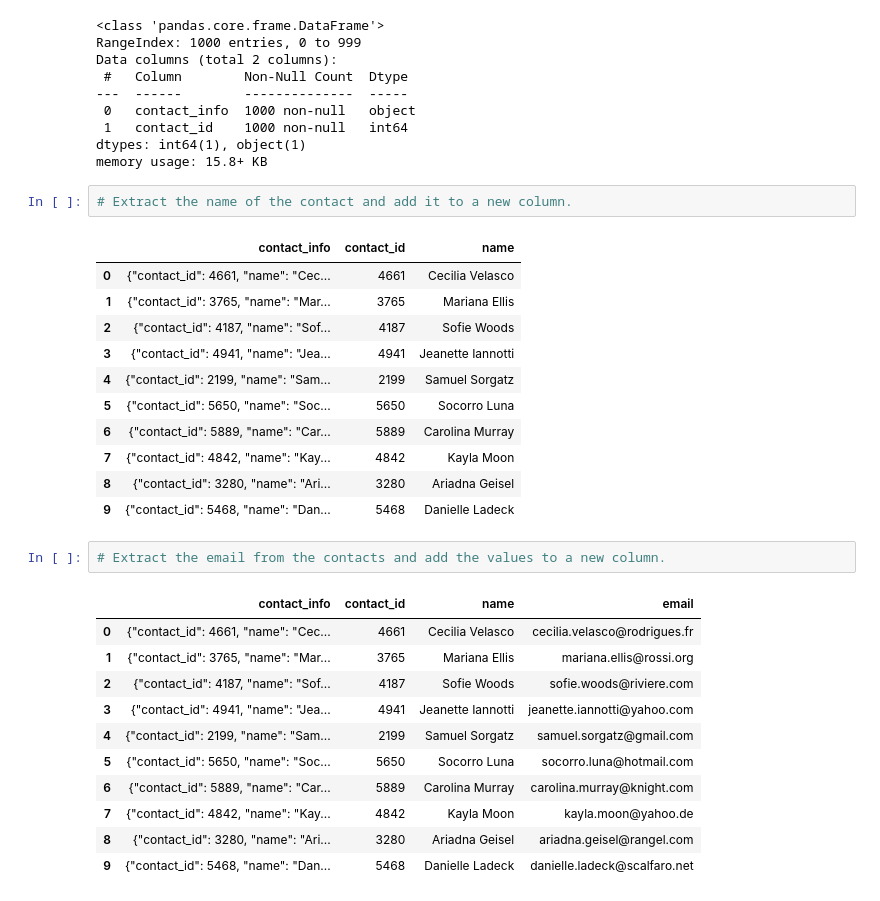
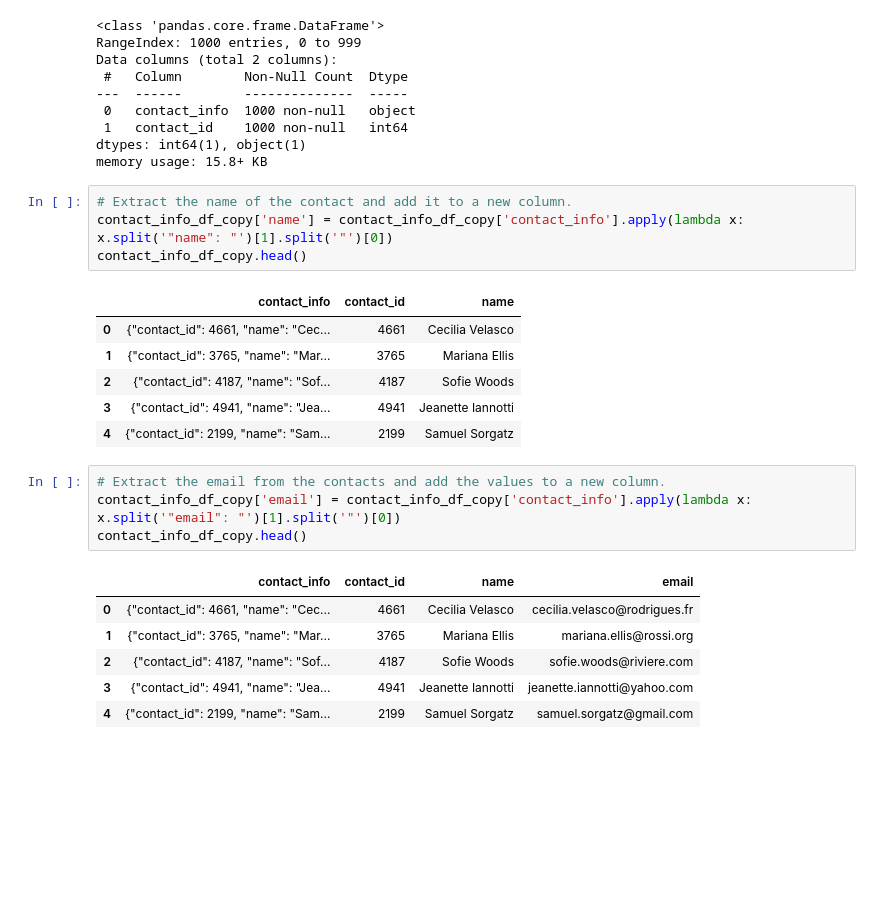
Before and after one commit to Oceanpro00/Crowdfunding_ETL, a Jupyter notebook: ETL_Mini_Project_SSchallberger_BCarney_YDhruvi.ipynb, the cells around one changed output. Saved outputs shown, nothing was run; the diff lists cells and outputs as text; blank space fills up the shorter version.

```diff
--- a/ETL_Mini_Project_SSchallberger_BCarney_YDhruvi.ipynb
+++ b/ETL_Mini_Project_SSchallberger_BCarney_YDhruvi.ipynb
@@ -465,6 +464,8 @@ dtypes: int64(1), object(1)
 memory usage: 15.8+ KB
 # %%
 # Extract the name of the contact and add it to a new column.
+contact_info_df_copy['name'] = contact_info_df_copy['contact_info'].apply(lambda x: x.split('"name": "')[1].split('"')[0])
+contact_info_df_copy.head()
 # %% [output]
 |  | contact_info | contact_id | name |
 | 0 | {"contact_id": 4661, "name": "Cec... | 4661 | Cecilia Velasco |
@@ -472,24 +473,16 @@ memory usage: 15.8+ KB
 | 2 | {"contact_id": 4187, "name": "Sof... | 4187 | Sofie Woods |
 | 3 | {"contact_id": 4941, "name": "Jea... | 4941 | Jeanette Iannotti |
 | 4 | {"contact_id": 2199, "name": "Sam... | 2199 | Samuel Sorgatz |
-| 5 | {"contact_id": 5650, "name": "Soc... | 5650 | Socorro Luna |
-| 6 | {"contact_id": 5889, "name": "Car... | 5889 | Carolina Murray |
-| 7 | {"contact_id": 4842, "name": "Kay... | 4842 | Kayla Moon |
-| 8 | {"contact_id": 3280, "name": "Ari... | 3280 | Ariadna Geisel |
-| 9 | {"contact_id": 5468, "name": "Dan... | 5468 | Danielle Ladeck |
 # %%
 # Extract the email from the contacts and add the values to a new column.
+contact_info_df_copy['email'] = contact_info_df_copy['contact_info'].apply(lambda x: x.split('"email": "')[1].split('"')[0])
+contact_info_df_copy.head()
 # %% [output]
 |  | contact_info | contact_id | name | email |
 | 0 | {"contact_id": 4661, "name": "Cec... | 4661 | Cecilia Velasco | cecilia.velasco@rodrigues.fr |
 | 1 | {"contact_id": 3765, "name": "Mar... | 3765 | Mariana Ellis | mariana.ellis@rossi.org |
 | 2 | {"contact_id": 4187, "name": "Sof... | 4187 | Sofie Woods | sofie.woods@riviere.com |
 | 3 | {"contact_id": 4941, "name": "Jea... | 4941 | Jeanette Iannotti | jeanette.iannotti@yahoo.com |
 | 4 | {"contact_id": 2199, "name": "Sam... | 2199 | Samuel Sorgatz | samuel.sorgatz@gmail.com |
-| 5 | {"contact_id": 5650, "name": "Soc... | 5650 | Socorro Luna | socorro.luna@hotmail.com |
-| 6 | {"contact_id": 5889, "name": "Car... | 5889 | Carolina Murray | carolina.murray@knight.com |
-| 7 | {"contact_id": 4842, "name": "Kay... | 4842 | Kayla Moon | kayla.moon@yahoo.de |
-| 8 | {"contact_id": 3280, "name": "Ari... | 3280 | Ariadna Geisel | ariadna.geisel@rangel.com |
-| 9 | {"contact_id": 5468, "name": "Dan... | 5468 | Danielle Ladeck | danielle.ladeck@scalfaro.net |
 # %%
 # Create a copy of the contact_info_df with the 'contact_id', 'name', 'email' columns.
```
Also changed, not shown: parts of 7 cells of this notebook.
